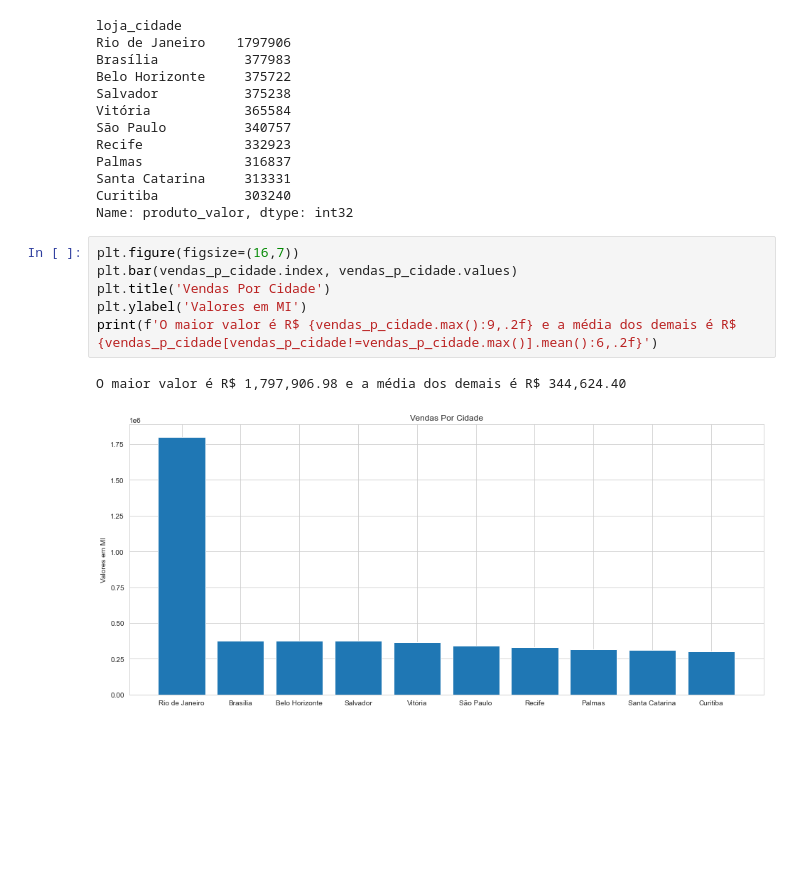
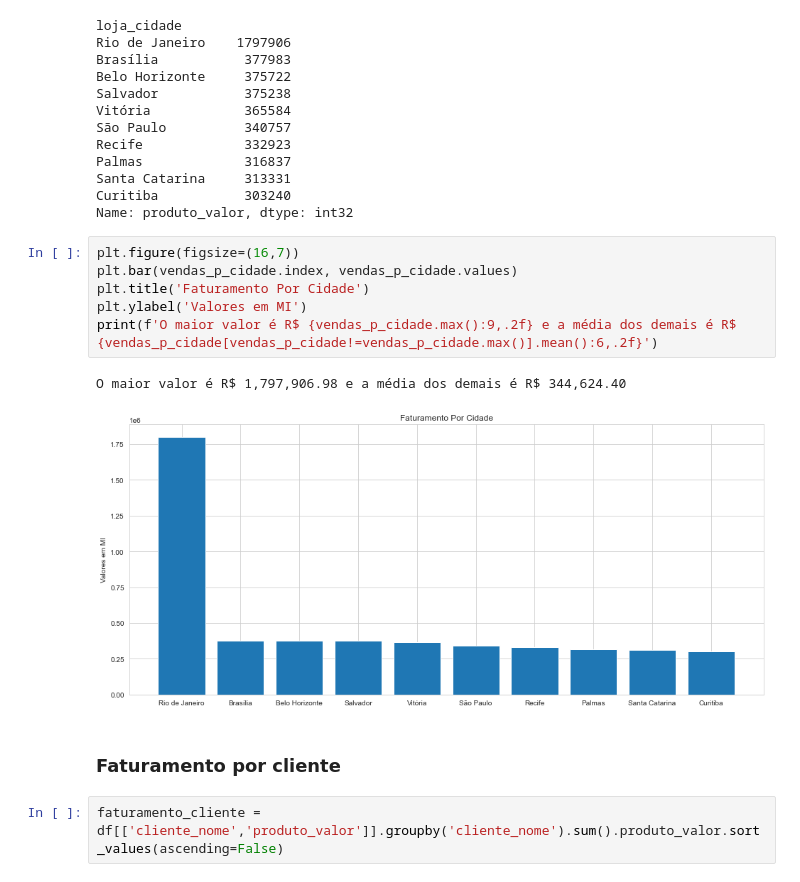
Before and after one commit to italocreator/heros-journey, a Jupyter notebook: Projeto_20211115/202111115_tratamento/5-Analises_Insights/20211115_Analises.ipynb, the cells around one changed output. Cells and saved outputs as stored; diff of their text form; blank space fills up the shorter version.

```diff
--- a/Projeto_20211115/202111115_tratamento/5-Analises_Insights/20211115_Analises.ipynb
+++ b/Projeto_20211115/202111115_tratamento/5-Analises_Insights/20211115_Analises.ipynb
@@ -363,9 +363,13 @@ Name: produto_valor, dtype: int32
 # %%
 plt.figure(figsize=(16,7))
 plt.bar(vendas_p_cidade.index, vendas_p_cidade.values)
-plt.title('Vendas Por Cidade')
+plt.title('Faturamento Por Cidade')
 plt.ylabel('Valores em MI')
 print(f'O maior valor é R$ {vendas_p_cidade.max():9,.2f} e a média dos demais é R$ {vendas_p_cidade[vendas_p_cidade!=vendas_p_cidade.max()].mean():6,.2f}')
 # %% [output]
 O maior valor é R$ 1,797,906.98 e a média dos demais é R$ 344,624.40
-[figure, old version]
+[figure, new version]
+# %% [markdown]
+### Faturamento por cliente
+# %%
+faturamento_cliente = df[['cliente_nome','produto_valor']].groupby('cliente_nome').sum().produto_valor.sort_values(ascending=False)
```
Also changed, not shown: parts of 7 cells of this notebook.
